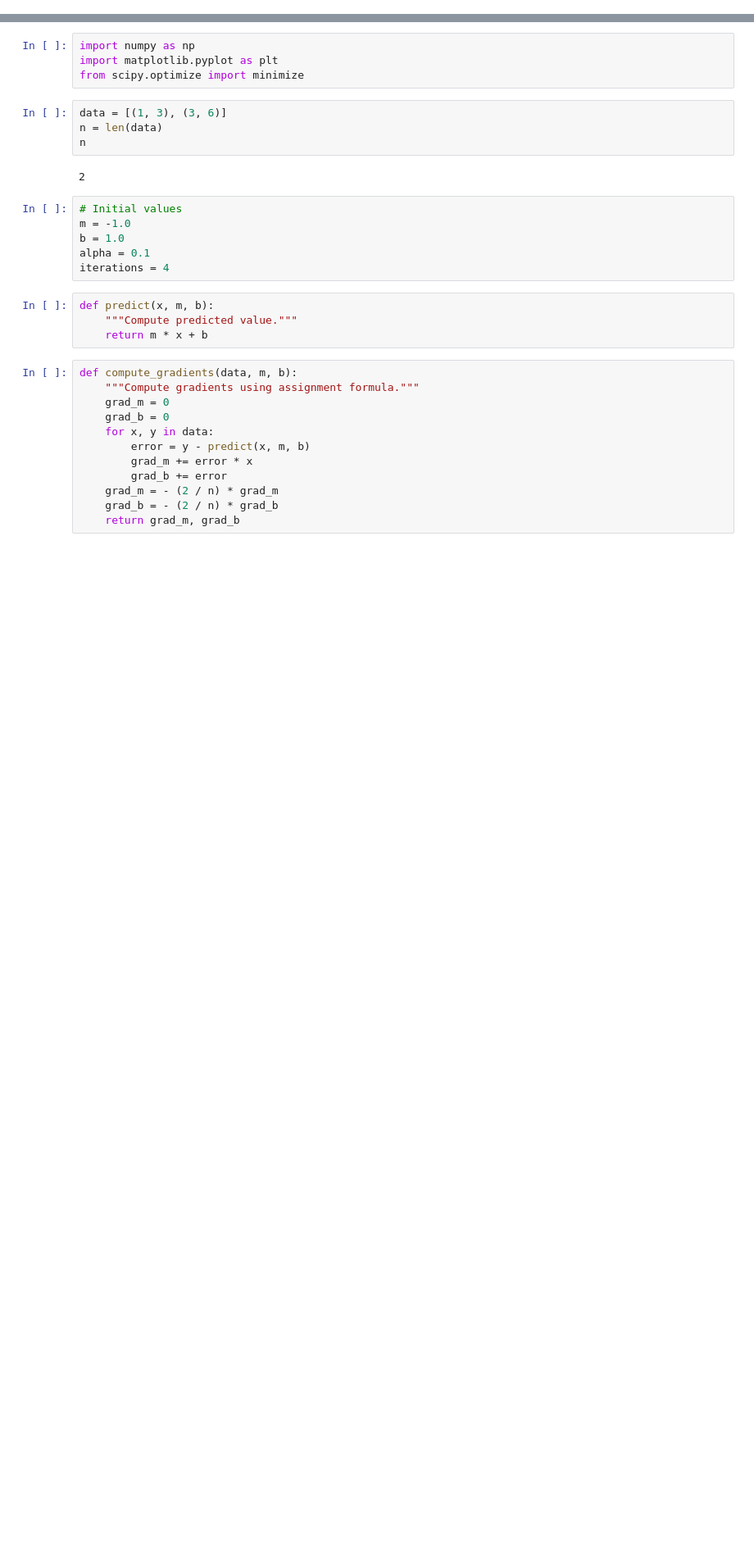
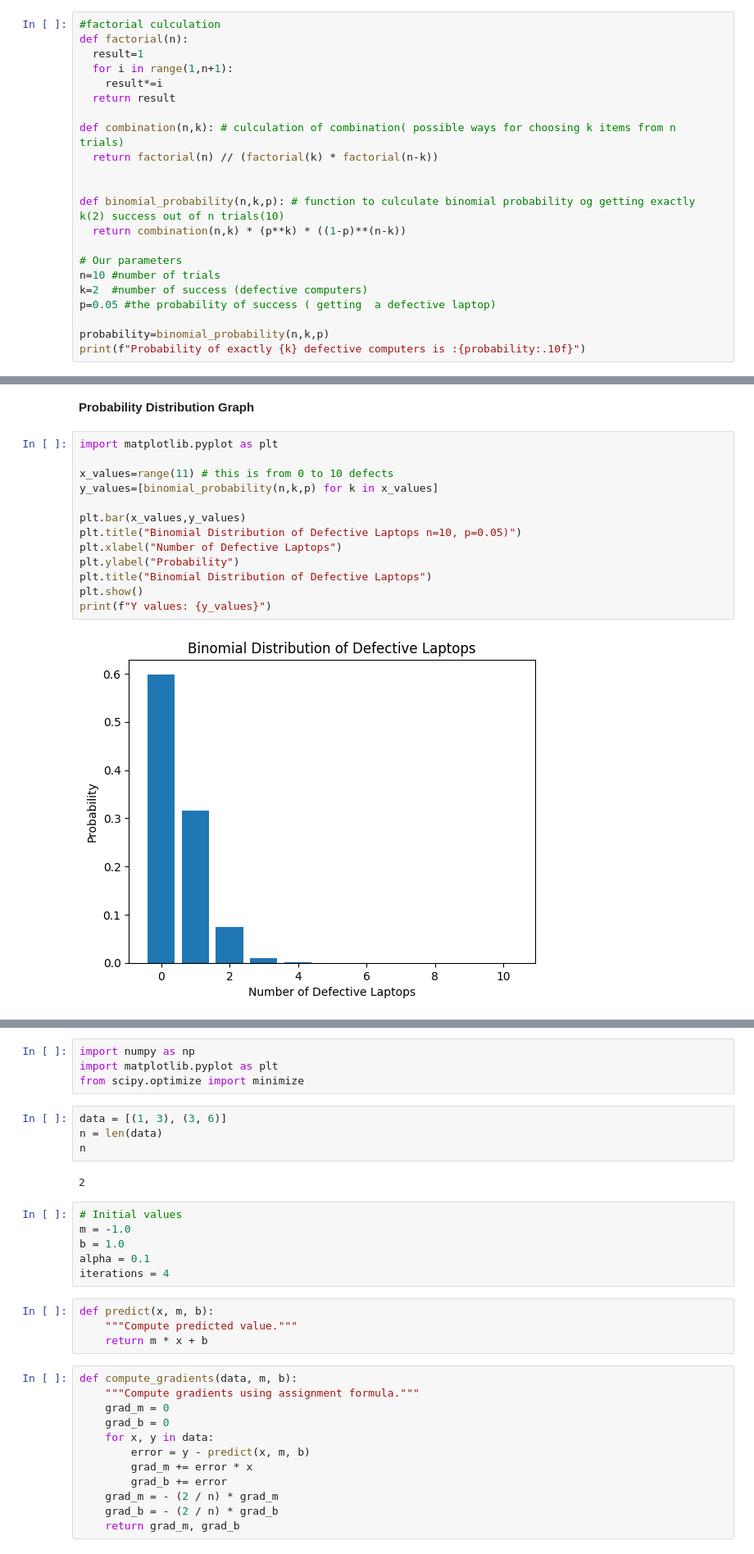
Before and after one commit to fadhuweb/Formative3_probability, a Jupyter notebook: Formative 3 - Probability-GROUP 12.ipynb, the cells around one changed output, grey strips where cells are left out. Shown at 82% size. Cells and saved outputs as stored; diff of their text form; blank space fills up the shorter version.

```diff
--- a/Formative 3 - Probability-GROUP 12.ipynb
+++ b/Formative 3 - Probability-GROUP 12.ipynb
@@ -0,0 +28,22 @@
+# %%
+#factorial culculation
+def factorial(n):
+  result=1
+  for i in range(1,n+1):
+    result*=i
+  return result
+
+def combination(n,k): # culculation of combination( possible ways for choosing k items from n trials)
+  return factorial(n) // (factorial(k) * factorial(n-k))
+
+
+def binomial_probability(n,k,p): # function to culculate binomial probability og getting exactly k(2) success out of n trials(10)
+  return combination(n,k) * (p**k) * ((1-p)**(n-k))
+
+# Our parameters
+n=10 #number of trials
+k=2  #number of success (defective computers)
+p=0.05 #the probability of success ( getting  a defective laptop)
+
+probability=binomial_probability(n,k,p)
+print(f"Probability of exactly {k} defective computers is :{probability:.10f}")
@@ -0,0 +52,17 @@
+# %% [markdown]
+**Probability Distribution Graph**
+# %%
+import matplotlib.pyplot as plt
+
+x_values=range(11) # this is from 0 to 10 defects
+y_values=[binomial_probability(n,k,p) for k in x_values]
+
+plt.bar(x_values,y_values)
+plt.title("Binomial Distribution of Defective Laptops n=10, p=0.05)")
+plt.xlabel("Number of Defective Laptops")
+plt.ylabel("Probability")
+plt.title("Binomial Distribution of Defective Laptops")
+plt.show()
+print(f"Y values: {y_values}")
+# %% [output]
+[figure, added]
```
Also changed, not shown: parts of 14 cells of this notebook.
